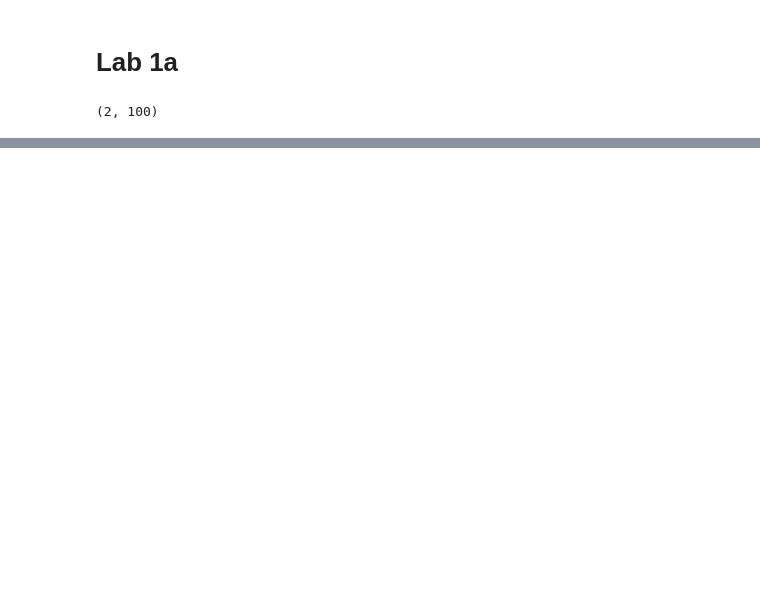
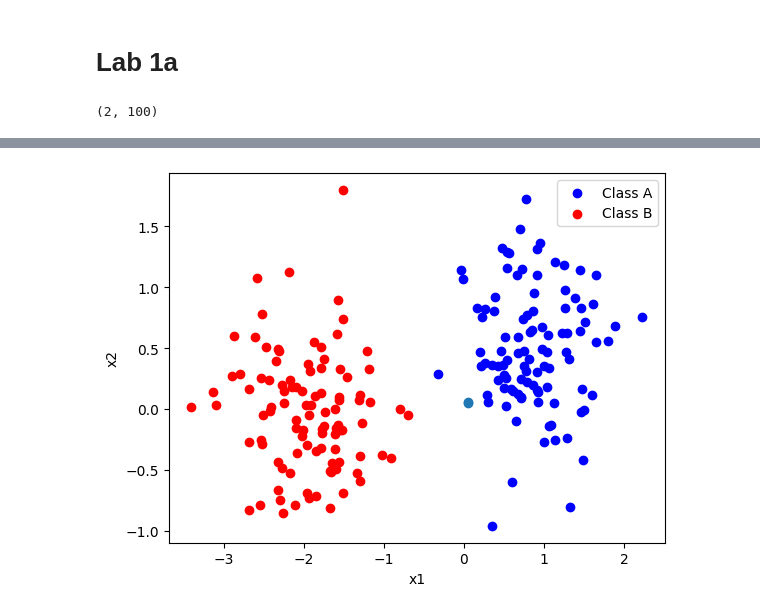
Before and after one commit to sebastians1999/DD2437_ANNs, a Jupyter notebook: main.ipynb, the cells around one changed output, grey strips where cells are left out. Cells and saved outputs as stored; diff of their text form; code cells hidden in the pictures; blank space fills up the shorter version.

```diff
--- a/main.ipynb
+++ b/main.ipynb
@@ -93,0 +155,13 @@ def perceptron_rule(x):
+# %%
+x1, y1 = [weights[0] - weights[2], weights[1] - weights[2]], [weights[0] * 2 - weights[2], weights[1] * 2 - weights[2]]
+plt.scatter(classA[0, :], classA[1, :], color="blue", label="Class A")
+plt.scatter(classB[0, :], classB[1, :], color="red", label="Class B")
+plt.xlabel("x1")
+plt.ylabel("x2")
+plt.legend()
+
+plt.plot(x1, y1, marker = 'o')
+
+plt.show()
+# %% [output]
+[figure, added]
```
Also changed, not shown: parts of 8 cells of this notebook.
